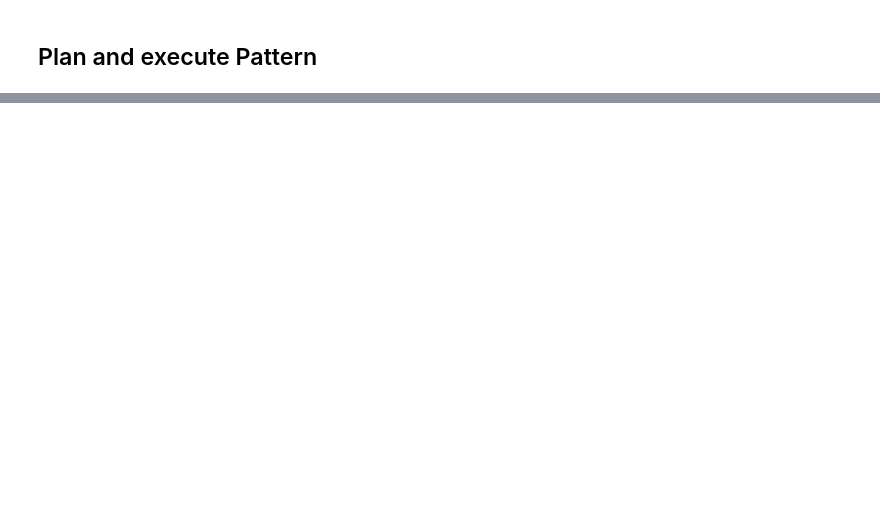
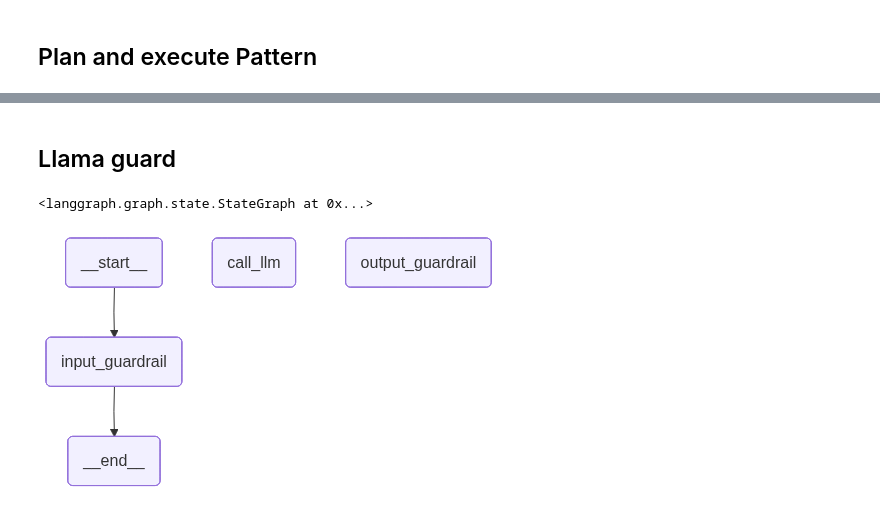
Before and after one commit to ishant162/Agentic_AI_Roadmap_Six_months, a Jupyter notebook: Notes_and_code/code.ipynb, the cells around one changed output, grey strips where cells are left out. Drawn from its saved outputs; the diff is of its cells as text; code cells hidden in the pictures; blank space fills up the shorter version.

Commit message:
Added guardrails code
Signed-off-by: Ishant Thakare <ishantrog752@gmail.com>

```diff
--- a/Notes_and_code/code.ipynb
+++ b/Notes_and_code/code.ipynb
@@ -752,0 +588,2 @@ Overall, the latest trends in AI agents are focused on developing more advanced
+# %% [markdown]
+## Llama guard
@@ -752,0 +653,19 @@ Overall, the latest trends in AI agents are focused on developing more advanced
+# %%
+# --- GRAPH CONSTRUCTION ---
+workflow = StateGraph(State)
+
+workflow.add_node("input_guardrail", input_guardrail)
+workflow.add_node("call_llm", call_llm)
+workflow.add_node("output_guardrail", output_guardrail)
+
+workflow.add_edge(START, "input_guardrail")
+workflow.add_conditional_edges("input_guardrail", check_input_safety)
+workflow.add_edge("call_llm", "output_guardrail")
+workflow.add_edge("output_guardrail", END)
+# %% [output]
+<langgraph.graph.state.StateGraph at 0x...>
+# %%
+app = workflow.compile()
+display(Image(app.get_graph().draw_mermaid_png()))
+# %% [output]
+[figure, added]
```
Also changed, not shown: parts of 15 cells of this notebook.
